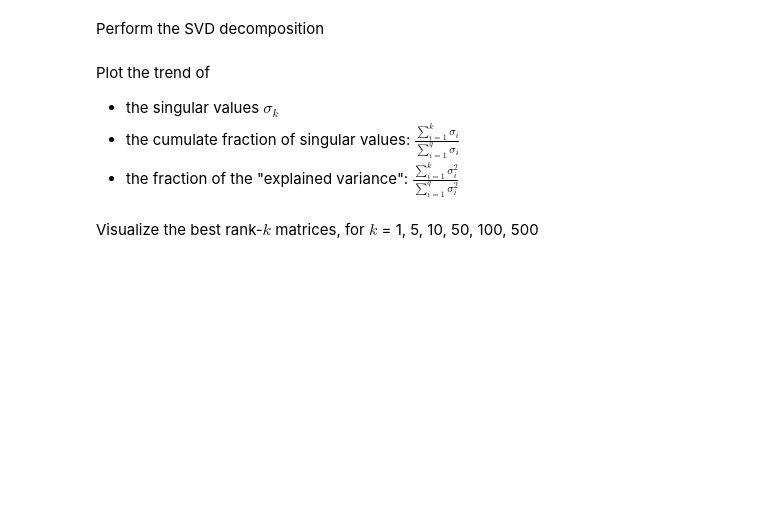
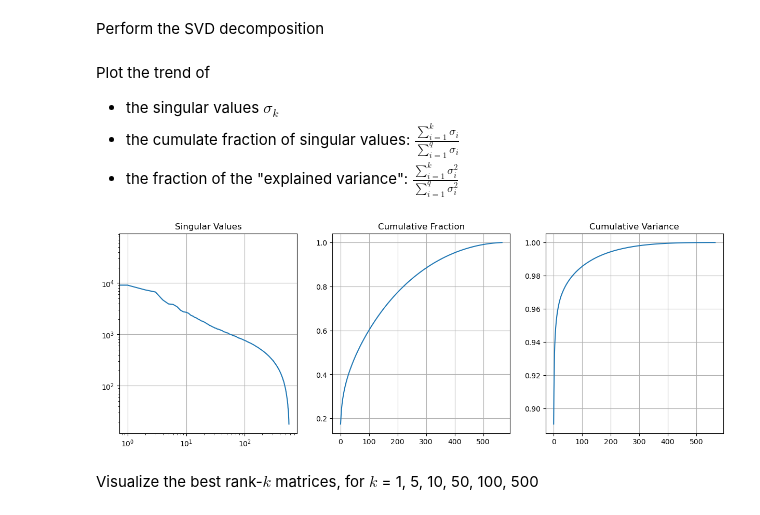
Before and after one commit to Dr4k3z/naml, a Jupyter notebook: labs/Lab01/image_compression.ipynb, the cells around one changed output. Drawn from its saved outputs; the diff is of its cells as text; code cells hidden in the pictures; blank space fills up the shorter version.

```diff
--- a/labs/Lab01/image_compression.ipynb
+++ b/labs/Lab01/image_compression.ipynb
@@ -43,3 +41,5 @@ Perform the SVD decomposition
+# %%
+U,S,Vt = np.linalg.svd(X,full_matrices=False)
 # %% [markdown]
 Plot the trend of
 - the singular values $\sigma_k$
@@ -50,2 +48,24 @@ Plot the trend of
+# %%
+rank = np.linalg.matrix_rank(X)
+
+cum_frac = np.cumsum(S)/np.sum(S)
+cum_var = np.cumsum(S**2)/np.sum(S**2)
+
+fig,ax = plt.subplots(1,3,figsize=(15,5))
+
+ax[0].loglog(range(rank),S)
+#ax[0].set_yscale('log')
+ax[0].set_title('Singular Values')
+ax[0].grid()
+
+ax[1].plot(range(rank),cum_frac)
+ax[1].set_title('Cumulative Fraction')
+ax[1].grid()
+
+ax[2].plot(range(rank),cum_var)
+ax[2].set_title('Cumulative Variance')
+ax[2].grid()
+# %% [output]
+[figure, added]
 # %% [markdown]
 Visualize the best rank-$k$ matrices, for $k$ = 1, 5, 10, 50, 100, 500
```
Also changed, not shown: parts of 6 cells of this notebook, 32 other files.
